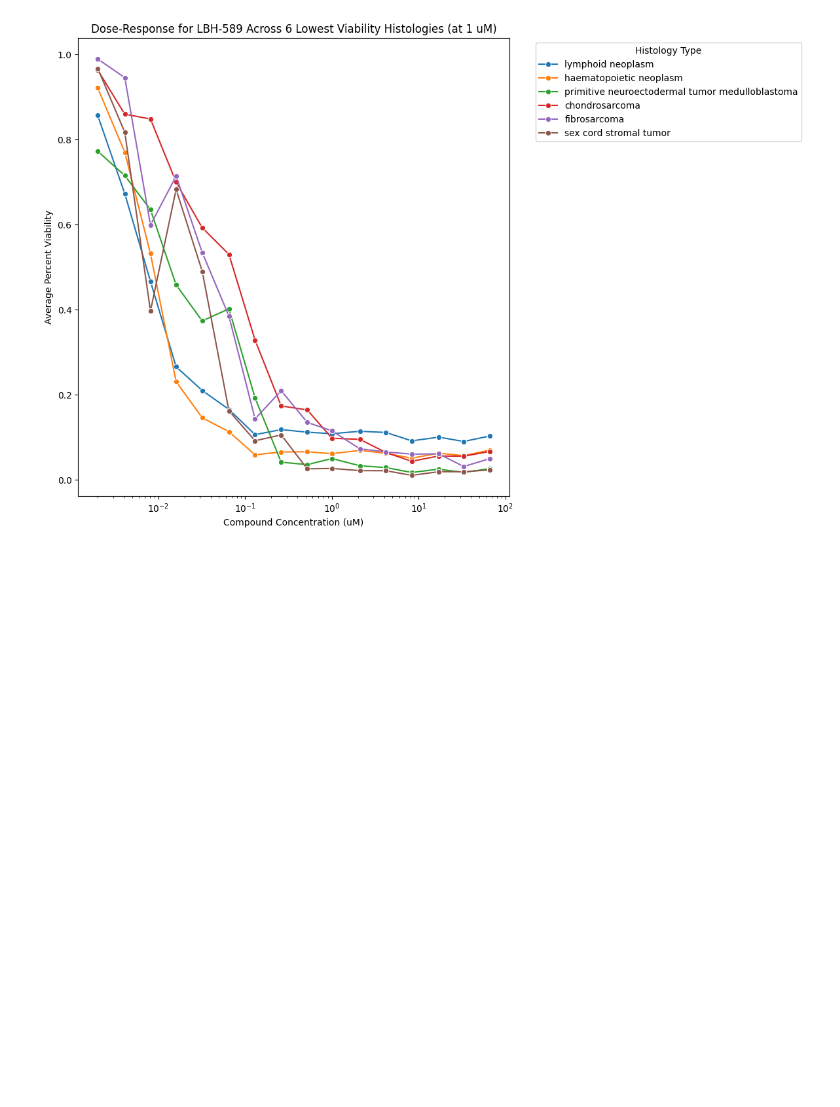
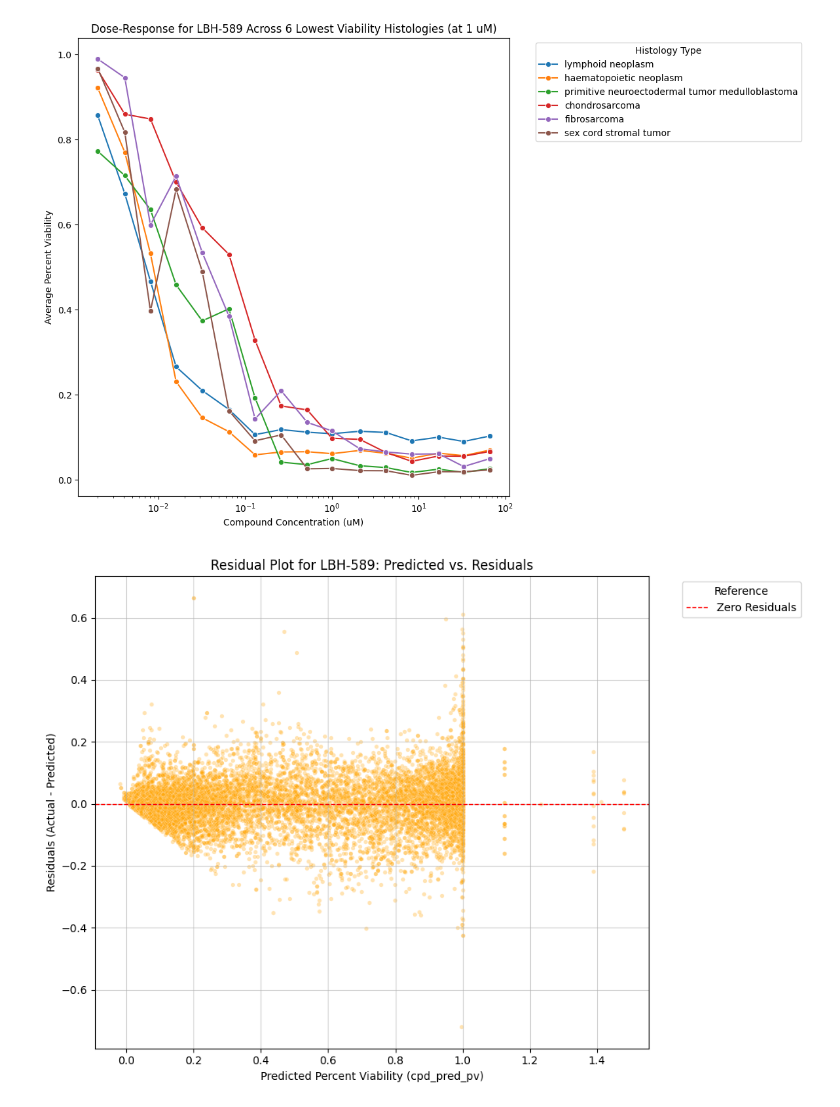
Before and after one commit to zrsteff/DSC502-Group-1-Project, a Jupyter notebook: DSC502_Group_Project_ZRS.ipynb, the cells around one changed output. Cells and saved outputs as stored; diff of their text form; code cells hidden in the pictures; blank space fills up the shorter version.

```diff
--- a/DSC502_Group_Project_ZRS.ipynb
+++ b/DSC502_Group_Project_ZRS.ipynb
@@ -792,3 +719,32 @@ plt.tight_layout()
 plt.show()
 # %% [output]
 [figure]
+# %%
+import matplotlib.pyplot as plt
+import seaborn as sns
+
+single_compound_name_lbh = 'LBH-589'
+single_compound_id_lbh = compound_df[compound_df['cpd_name'] == single_compound_name_lbh]['master_cpd_id'].iloc[0]
+
+plot_data_LBH589 = final_merged_df[final_merged_df['master_cpd_id'] == single_compound_id_lbh].copy()
+plot_data_LBH589['residual'] = plot_data_LBH589['cpd_avg_pv'] - plot_data_LBH589['cpd_pred_pv']
+
+plt.figure(figsize=(10, 7))
+sns.scatterplot(
+    data=plot_data_LBH589,
+    x='cpd_pred_pv',
+    y='residual',
+    alpha=0.3,
+    s=15,
+    color='orange' # Using the color previously defined for LBH-589
+)
+plt.axhline(0, color='red', linestyle='--', linewidth=1, label='Zero Residuals')
+plt.xlabel('Predicted Percent Viability (cpd_pred_pv)')
+plt.ylabel('Residuals (Actual - Predicted)')
+plt.title(f'Residual Plot for {single_compound_name_lbh}: Predicted vs. Residuals')
+plt.legend(title='Reference', bbox_to_anchor=(1.05, 1), loc='upper left')
+plt.grid(True, alpha=0.6)
+plt.tight_layout()
+plt.show()
+# %% [output]
+[figure, added]
```
Also changed, not shown: parts of 23 cells of this notebook.
